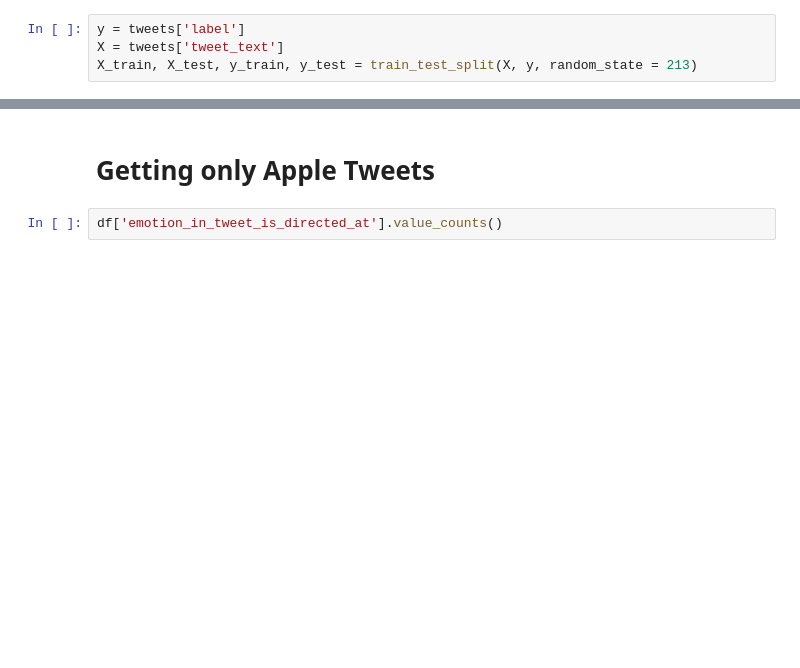
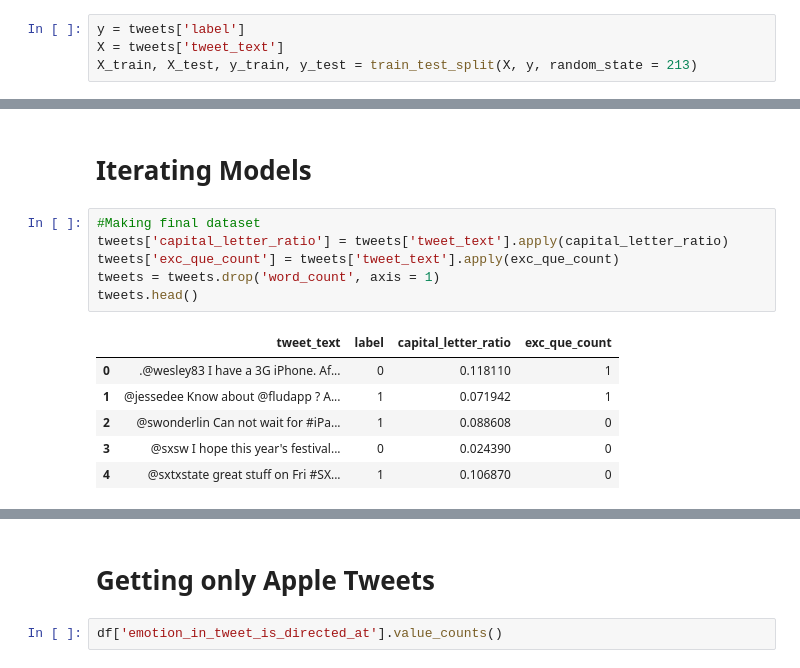
Before and after one commit to kelsklane/Apple_Tweet_Sentiment_NLP, a Jupyter notebook: jupyters/kelsey_notebook.ipynb, the cells around one changed output, grey strips where cells are left out. Cells and saved outputs as stored; diff of their text form; blank space fills up the shorter version.

```diff
--- a/jupyters/kelsey_notebook.ipynb
+++ b/jupyters/kelsey_notebook.ipynb
@@ -317,0 +534,15 @@ test = pc.transform(X_train)
+# %% [markdown]
+# Iterating Models
+# %%
+#Making final dataset
+tweets['capital_letter_ratio'] = tweets['tweet_text'].apply(capital_letter_ratio)
+tweets['exc_que_count'] = tweets['tweet_text'].apply(exc_que_count)
+tweets = tweets.drop('word_count', axis = 1)
+tweets.head()
+# %% [output]
+|  | tweet_text | label | capital_letter_ratio | exc_que_count |
+| 0 | .@wesley83 I have a 3G iPhone. Af... | 0 | 0.118110 | 1 |
+| 1 | @jessedee Know about @fludapp ? A... | 1 | 0.071942 | 1 |
+| 2 | @swonderlin Can not wait for #iPa... | 1 | 0.088608 | 0 |
+| 3 | @sxsw I hope this year's festival... | 0 | 0.024390 | 0 |
+| 4 | @sxtxstate great stuff on Fri #SX... | 1 | 0.106870 | 0 |
```
Also changed, not shown: parts of 71 cells of this notebook.
